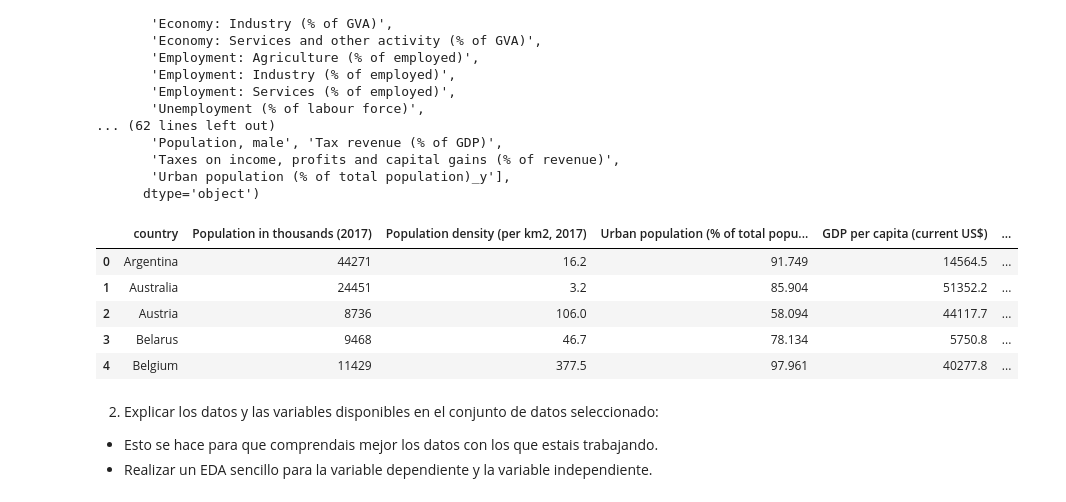
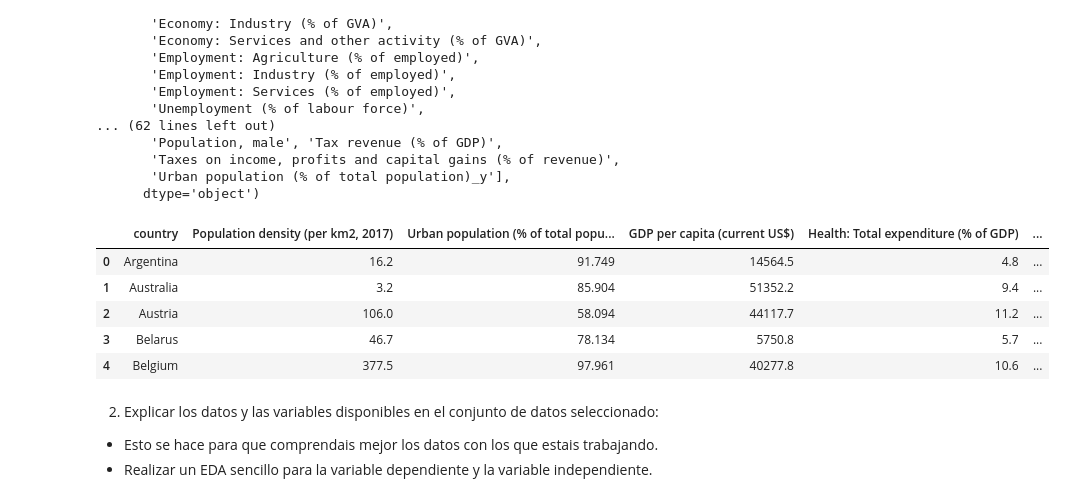
Before and after one commit to Adalab/promo-d-da-modulo3-sprint1-elisa-lidya, a Jupyter notebook: regresion-lineal/pair-regresion-lineal-ml-intro.ipynb, the cells around one changed output. Saved outputs shown, nothing was run; the diff lists cells and outputs as text; code cells hidden in the pictures.

```diff
--- a/regresion-lineal/pair-regresion-lineal-ml-intro.ipynb
+++ b/regresion-lineal/pair-regresion-lineal-ml-intro.ipynb
@@ -68,17 +72,16 @@ Index(['country', 'Region', 'Surface area (km2)',
        'Urban population (% of total population)_y'],
       dtype='object')
 # %%
-df_socio = df_socio.filter(['country','Population in thousands (2017)', 'Population density (per km2, 2017)', 'Urban population (% of total population)_y','GDP per capita (current US$)', 'Health: Total expenditure (% of GDP)', 'Current health expenditure (% of GDP)', 'Health Care Index', 'Health: Physicians (per 1000 pop.)', 'Quality Of Life Index', 'Purchasing Power Index', 'Safety Index',  'Pop. using improved drinking water (urban/rural, %)',
-       'Pop. using improved sanitation facilities (urban/rural, %)', 'CO2 emission estimates (million tons/tons per capita)','Life expectancy at birth, total (years)'])
+df_socio = df_socio.filter(['country','Population in thousands (2017)', 'Population density (per km2, 2017)', 'Urban population (% of total population)_y','GDP per capita (current US$)', 'Health: Total expenditure (% of GDP)', 'Current health expenditure (% of GDP)', 'Health Care Index', 'Health: Physicians (per 1000 pop.)', 'Quality Of Life Index', 'Purchasing Power Index', 'Safety Index',  'Pop. using improved drinking water (urban/rural, %)', 'CO2 emission estimates (million tons/tons per capita)','Life expectancy at birth, total (years)'])
 df_socio.set_index('country')
 df_socio.head(5)
 # %% [output]
-|  | country | Population in thousands (2017) | Population density (per km2, 2017) | Urban population (% of total popu... | GDP per capita (current US$) | ... |
-| 0 | Argentina | 44271 | 16.2 | 91.749 | 14564.5 | ... |
-| 1 | Australia | 24451 | 3.2 | 85.904 | 51352.2 | ... |
-| 2 | Austria | 8736 | 106.0 | 58.094 | 44117.7 | ... |
-| 3 | Belarus | 9468 | 46.7 | 78.134 | 5750.8 | ... |
-| 4 | Belgium | 11429 | 377.5 | 97.961 | 40277.8 | ... |
+|  | country | Population density (per km2, 2017) | Urban population (% of total popu... | GDP per capita (current US$) | Health: Total expenditure (% of GDP) | ... |
+| 0 | Argentina | 16.2 | 91.749 | 14564.5 | 4.8 | ... |
+| 1 | Australia | 3.2 | 85.904 | 51352.2 | 9.4 | ... |
+| 2 | Austria | 106.0 | 58.094 | 44117.7 | 11.2 | ... |
+| 3 | Belarus | 46.7 | 78.134 | 5750.8 | 5.7 | ... |
+| 4 | Belgium | 377.5 | 97.961 | 40277.8 | 10.6 | ... |
 # %% [markdown]
 2. Explicar los datos y las variables disponibles en el conjunto de datos seleccionado:
 - Esto se hace para que comprendais mejor los datos con los que estais trabajando.
```
Also changed, not shown: parts of 9 cells of this notebook.
